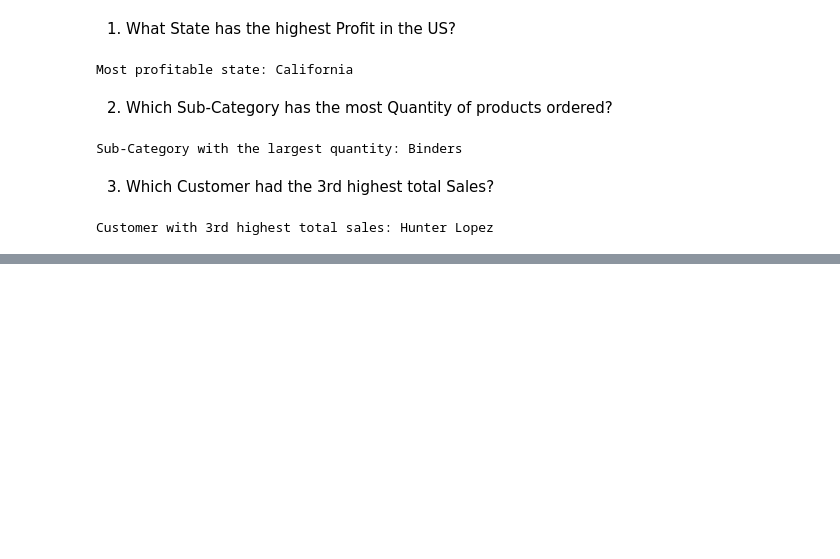
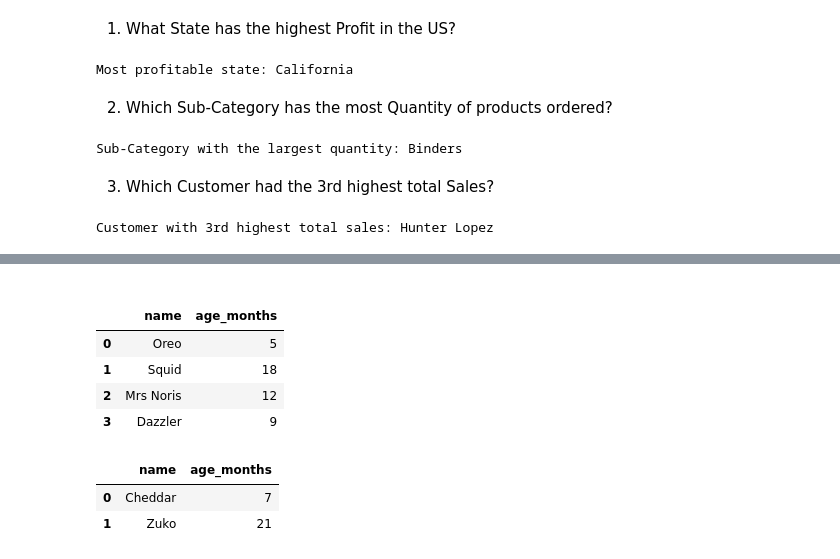
Before and after one commit to AllenInstitute/RADS_Coding_Tutorials, a Jupyter notebook: jupyter_notebook_tutorials/Data_Cleaning_with_Pandas.ipynb, the cells around one changed output, grey strips where cells are left out. Drawn from its saved outputs; the diff is of its cells as text; code cells hidden in the pictures; blank space fills up the shorter version.

```diff
--- a/jupyter_notebook_tutorials/Data_Cleaning_with_Pandas.ipynb
+++ b/jupyter_notebook_tutorials/Data_Cleaning_with_Pandas.ipynb
@@ -1298,0 +1379,30 @@ Customer with 3rd highest total sales: Hunter Lopez
+# %% [markdown]
+<a id='table_from_lists'></a>
+# %%
+# Lets make a dataframe of adoptable pets!
+name = ['Oreo','Squid','Mrs Noris', 'Dazzler']
+age_months = [5, 18, 12, 9]
+
+dict_of_lists = {'name': name,
+                 'age_months': age_months}
+
+dict_df1 = pd.DataFrame(dict_of_lists)
+dict_df1
+# %% [output]
+|  | name | age_months |
+| 0 | Oreo | 5 |
+| 1 | Squid | 18 |
+| 2 | Mrs Noris | 12 |
+| 3 | Dazzler | 9 |
+# %%
+# Another way to make a dataframe using lists
+names = ['Cheddar', 'Zuko']
+age_months = [7, 21]
+
+direct_df2 = pd.DataFrame({'name':names,
+                          'age_months': age_months})
+direct_df2
+# %% [output]
+|  | name | age_months |
+| 0 | Cheddar | 7 |
+| 1 | Zuko | 21 |
```
Also changed, not shown: parts of 28 cells of this notebook.
